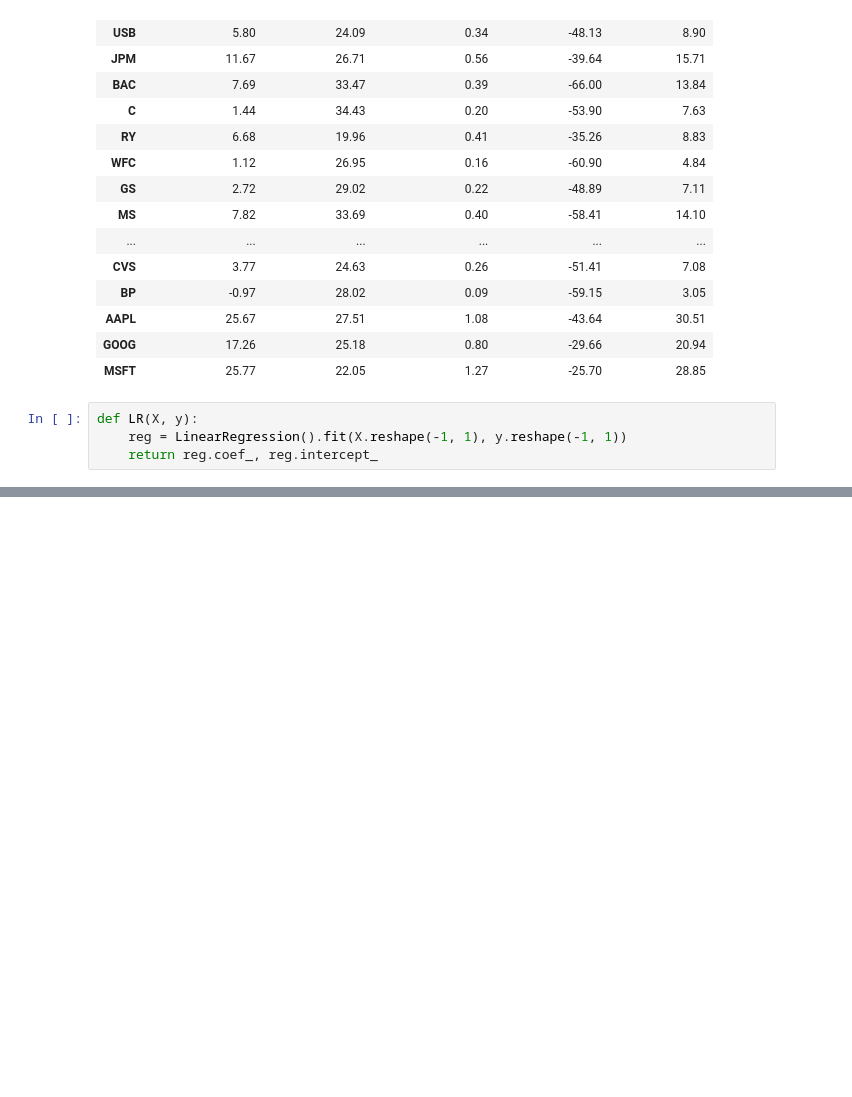
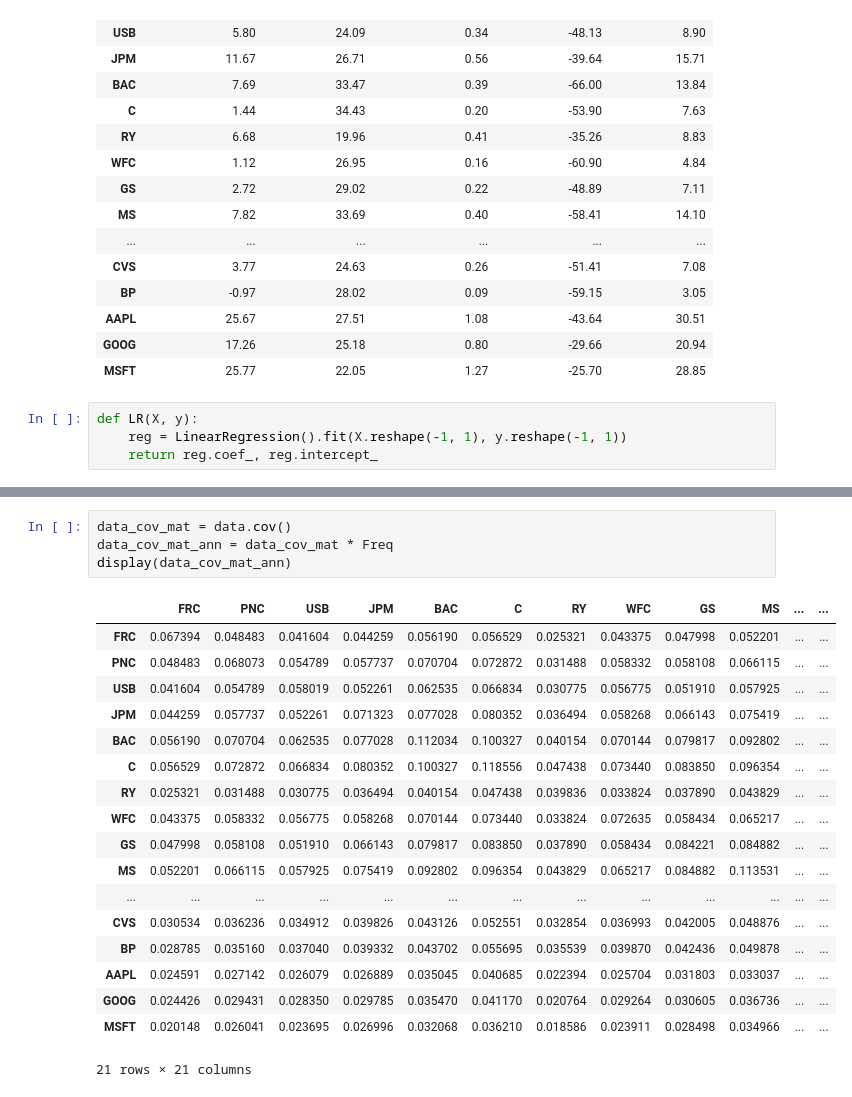
Before and after one commit to ahmet794/Investment-Banking-Asset-Management, a Jupyter notebook: Machine Learning for Investment Banking and Asset Management/Labs Week 1.ipynb, the cells around one changed output, grey strips where cells are left out. Cells and saved outputs as stored; diff of their text form; blank space fills up the shorter version.

```diff
--- a/Machine Learning for Investment Banking and Asset Management/Labs Week 1.ipynb
+++ b/Machine Learning for Investment Banking and Asset Management/Labs Week 1.ipynb
@@ -429,0 +418,23 @@ data
+# %%
+data_cov_mat = data.cov()
+data_cov_mat_ann = data_cov_mat * Freq
+display(data_cov_mat_ann)
+# %% [output]
+|  | FRC | PNC | USB | JPM | BAC | C | RY | WFC | GS | MS | ... | ... |
+| FRC | 0.067394 | 0.048483 | 0.041604 | 0.044259 | 0.056190 | 0.056529 | 0.025321 | 0.043375 | 0.047998 | 0.052201 | ... | ... |
+| PNC | 0.048483 | 0.068073 | 0.054789 | 0.057737 | 0.070704 | 0.072872 | 0.031488 | 0.058332 | 0.058108 | 0.066115 | ... | ... |
+| USB | 0.041604 | 0.054789 | 0.058019 | 0.052261 | 0.062535 | 0.066834 | 0.030775 | 0.056775 | 0.051910 | 0.057925 | ... | ... |
+| JPM | 0.044259 | 0.057737 | 0.052261 | 0.071323 | 0.077028 | 0.080352 | 0.036494 | 0.058268 | 0.066143 | 0.075419 | ... | ... |
+| BAC | 0.056190 | 0.070704 | 0.062535 | 0.077028 | 0.112034 | 0.100327 | 0.040154 | 0.070144 | 0.079817 | 0.092802 | ... | ... |
+| C | 0.056529 | 0.072872 | 0.066834 | 0.080352 | 0.100327 | 0.118556 | 0.047438 | 0.073440 | 0.083850 | 0.096354 | ... | ... |
+| RY | 0.025321 | 0.031488 | 0.030775 | 0.036494 | 0.040154 | 0.047438 | 0.039836 | 0.033824 | 0.037890 | 0.043829 | ... | ... |
+| WFC | 0.043375 | 0.058332 | 0.056775 | 0.058268 | 0.070144 | 0.073440 | 0.033824 | 0.072635 | 0.058434 | 0.065217 | ... | ... |
+| GS | 0.047998 | 0.058108 | 0.051910 | 0.066143 | 0.079817 | 0.083850 | 0.037890 | 0.058434 | 0.084221 | 0.084882 | ... | ... |
+| MS | 0.052201 | 0.066115 | 0.057925 | 0.075419 | 0.092802 | 0.096354 | 0.043829 | 0.065217 | 0.084882 | 0.113531 | ... | ... |
+| ... | ... | ... | ... | ... | ... | ... | ... | ... | ... | ... | ... | ... |
+| CVS | 0.030534 | 0.036236 | 0.034912 | 0.039826 | 0.043126 | 0.052551 | 0.032854 | 0.036993 | 0.042005 | 0.048876 | ... | ... |
+| BP | 0.028785 | 0.035160 | 0.037040 | 0.039332 | 0.043702 | 0.055695 | 0.035539 | 0.039870 | 0.042436 | 0.049878 | ... | ... |
+| AAPL | 0.024591 | 0.027142 | 0.026079 | 0.026889 | 0.035045 | 0.040685 | 0.022394 | 0.025704 | 0.031803 | 0.033037 | ... | ... |
+| GOOG | 0.024426 | 0.029431 | 0.028350 | 0.029785 | 0.035470 | 0.041170 | 0.020764 | 0.029264 | 0.030605 | 0.036736 | ... | ... |
+| MSFT | 0.020148 | 0.026041 | 0.023695 | 0.026996 | 0.032068 | 0.036210 | 0.018586 | 0.023911 | 0.028498 | 0.034966 | ... | ... |
+21 rows × 21 columns
```
Also changed, not shown: parts of 2 cells of this notebook.
